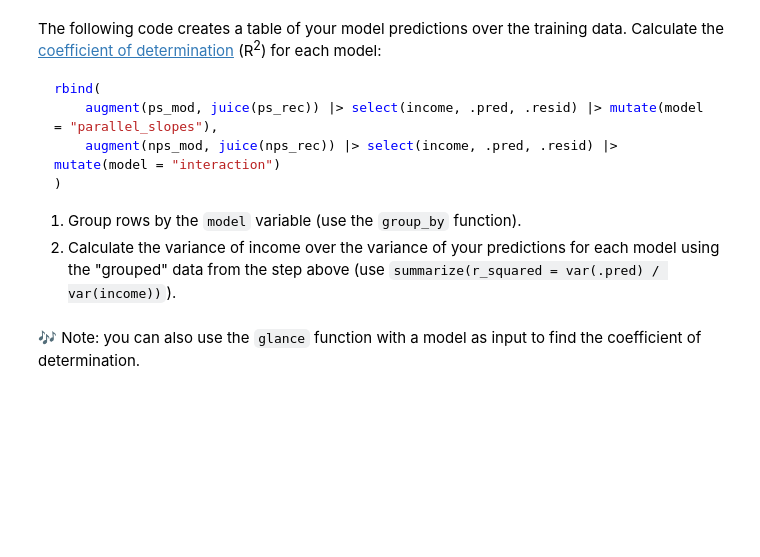
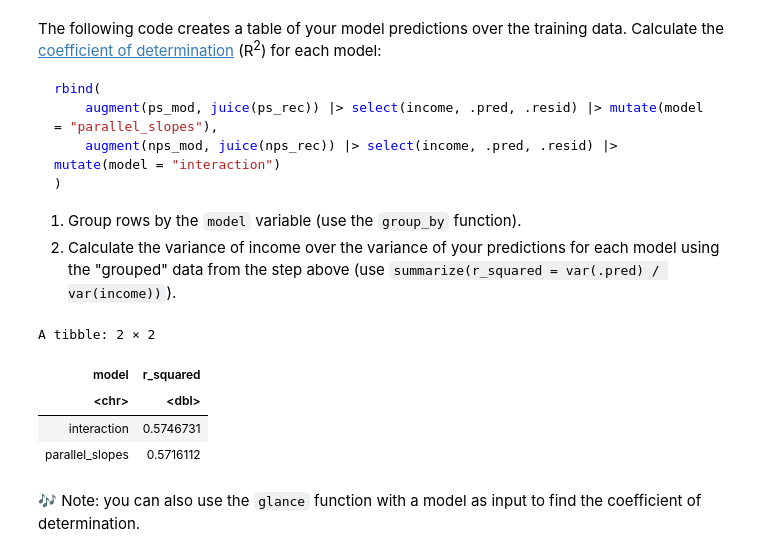
Before and after one commit to UNC-DATA-730/unit-4-assignment-rbmatheny, a Jupyter notebook: assignment4.ipynb, the cells around one changed output. Drawn from its saved outputs; the diff is of its cells as text; code cells hidden in the pictures; blank space fills up the shorter version.

```diff
--- a/assignment4.ipynb
+++ b/assignment4.ipynb
@@ -138,6 +170,19 @@ rbind(
 
 1. Group rows by the `model` variable (use the `group_by` function).
 1. Calculate the variance of income over the variance of your predictions for each model using the "grouped" data from the step above (use `summarize(r_squared = var(.pred) / var(income))`).
+# %%
+rbind(
+    augment(ps_mod, juice(ps_rec)) |> select(income, .pred, .resid) |> mutate(model = "parallel_slopes"),
+    augment(nps_mod, juice(nps_rec)) |> select(income, .pred, .resid) |> mutate(model = "interaction")
+) |>
+group_by(model) |>
+summarize(r_squared = var(.pred) / var(income))
+# %% [output]
+A tibble: 2 × 2
+| model | r_squared |
+| <chr> | <dbl> |
+| interaction | 0.5746731 |
+| parallel_slopes | 0.5716112 |
 # %% [markdown]
 🎶 Note: you can also use the `glance` function with a model as input to find the coefficient of determination.
 # %%
```
Also changed, not shown: parts of 8 cells of this notebook.
